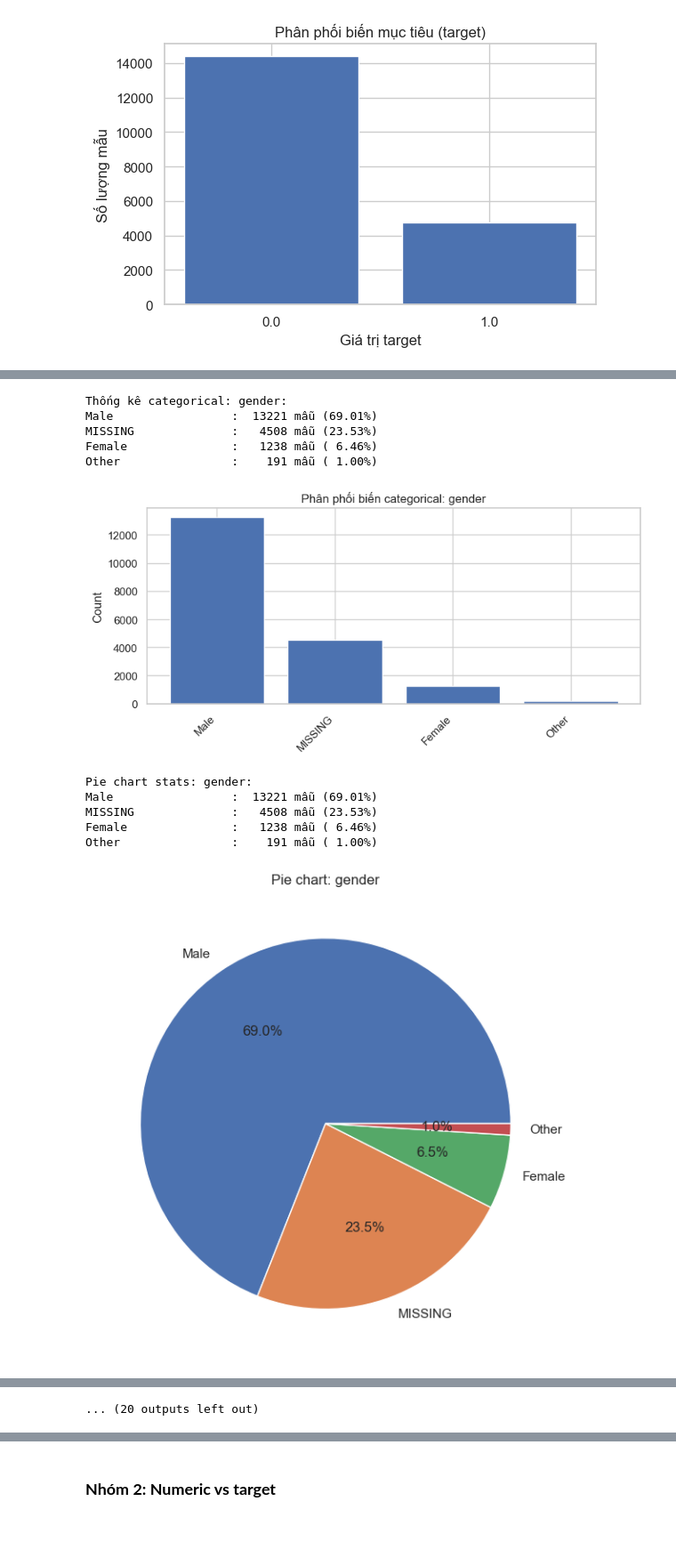
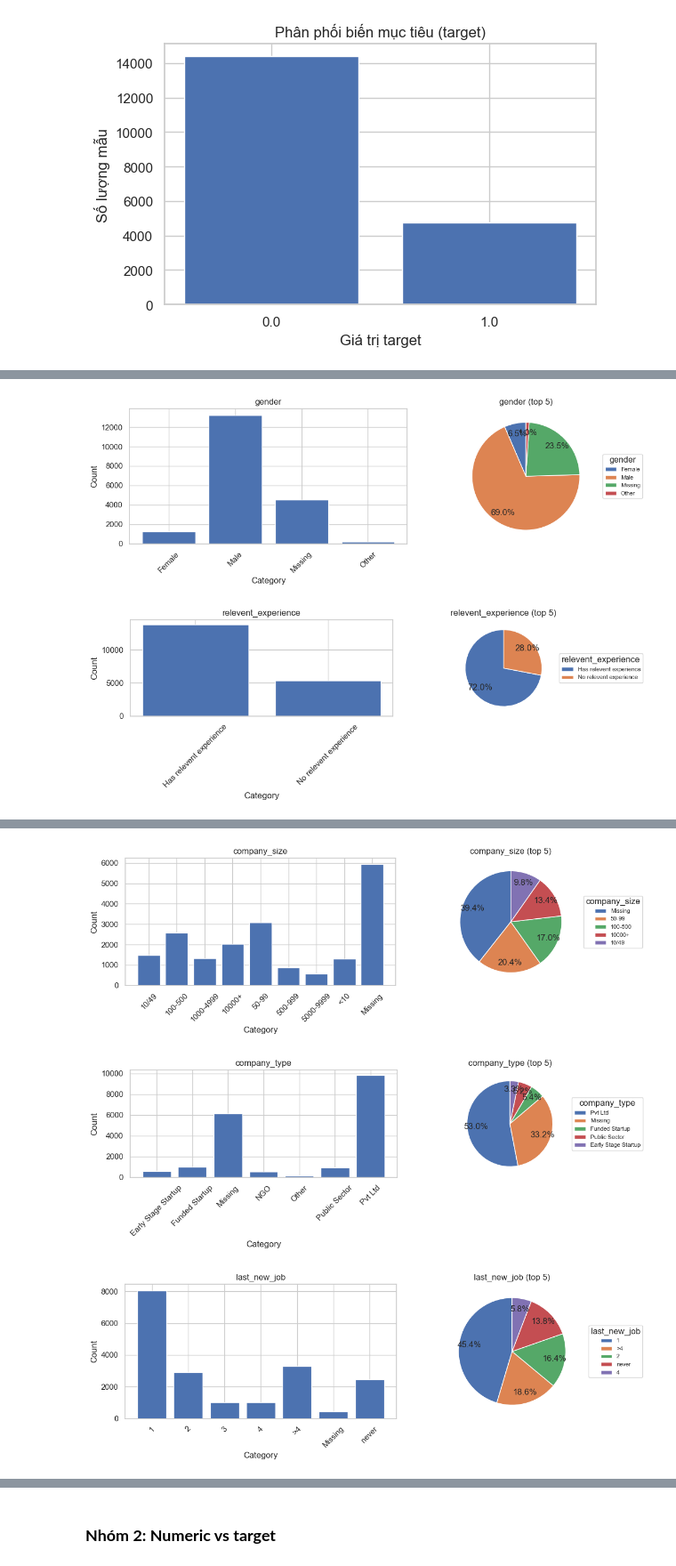
Before and after one commit to cyhapun/hr_analytics_job_change_of_data_scientists, a Jupyter notebook: notebooks/01_data_exploration.ipynb, the cells around one changed output, grey strips where cells are left out. Shown at 89% size. Cells and saved outputs as stored; diff of their text form; code cells hidden in the pictures; blank space fills up the shorter version.

Commit message:
refactor: modify exploration data

```diff
--- a/notebooks/01_data_exploration.ipynb
+++ b/notebooks/01_data_exploration.ipynb
@@ -218,7 +219,7 @@ for j in range(num_cols):
     sample = np.random.choice(non_missing, size=sample_size, replace=False)
     numeric_ratio = np.mean([is_float(x) for x in sample])
 
-    if numeric_ratio > 0.6:
+    if numeric_ratio > 0.85:
         numeric_cols_raw.append(col_name)
     else:
         categorical_cols_raw.append(col_name)
@@ -588,15 +651,10 @@ def get_numeric_array(col_name: str, parser=parse_float_or_nan):
 # %%
 cdi = get_numeric_array("city_development_index")
 training_hours = get_numeric_array("training_hours")
-experience = get_numeric_array("experience", parser=parse_experience)
-target = get_numeric_array("target")
-last_new_job = get_numeric_array("last_new_job", parser=parse_last_new_job)
 
 numeric_arrays = {
     "city_development_index": cdi,
     "training_hours": training_hours,
-    "experience": experience,
-    "last_new_job": last_new_job,
 }
 
 header_fmt = (
@@ -629,7 +687,7 @@ for name, arr in numeric_arrays.items():
         p95=q95,
         max=np.max(x),
         mean=np.mean(x),
-        std=np.std(x, ddof=1)
+        std=np.std(x, ddof=1),
     ))
 # %% [output]
 Feature                   |      min |       5% |      25% |      50% |      75% |      95% |      max |     mean |      std
@@ -713,7 +803,10 @@ target=1 : 4777 mẫu (24.93%)
 # %%
 for name, arr in numeric_arrays.items():
     print(f"Feature {name}:")
-    plot_numeric_distribution(arr, name, bins=30, show_kde=True, log_scale=False)
-    plot_ecdf(arr, name)
+    fig, axes = plt.subplots(2, 1, figsize=(8, 8))
+    plot_numeric_distribution(arr, name, bins=30, show_kde=True, log_scale=False, ax=axes[0])
+    plot_ecdf(arr, name, ax=axes[1])
+    plt.tight_layout()
+    plt.show()
 # %% [output]
 Feature city_development_index:
@@ -739,32 +849,22 @@ Feature last_new_job:
 # %%
-categorical_to_plot = [
-    "gender",
-    "education_level",
-    "major_discipline",
-    "company_size",
-    "company_type",
-    "enrolled_university",
-    "relevent_experience",
-]
+for col_name in categorical_cols_raw:
+    if col_name == "city":
+        continue
+    col_data = get_col(col_name)
 
-for col_name in categorical_to_plot:
-    col_data = get_col(col_name)
-    plot_categorical_distribution(col_data, col_name)
-    plot_pie(col_data, col_name, top_k=5)
+    fig, axes = plt.subplots(1, 2, figsize=(12, 4))
+    plot_categorical_distribution(col_data, col_name, ax=axes[0])
+    plot_pie(col_data, col_name, top_k=5, ax=axes[1])
+    plt.tight_layout()
+    plt.show()
 
 city_col = get_col("city")
-plot_categorical_distribution(city_col, "city (top 10)", top_k=10)
-plot_pie(city_col, "city (top 10)", top_k=10)
+fig, axes = plt.subplots(1, 2, figsize=(12, 4))
+plot_categorical_distribution(city_col, "city (top 10)", top_k=10, ax=axes[0])
+plot_pie(city_col, "city", top_k=10, ax=axes[1])
+plt.tight_layout()
+plt.show()
+# Note: title 'Missing' nghĩa là Missing value trong feauture
 # %% [output]
-Thống kê categorical: gender:
-Male                 :  13221 mẫu (69.01%)
-MISSING              :   4508 mẫu (23.53%)
-Female               :   1238 mẫu ( 6.46%)
-Other                :    191 mẫu ( 1.00%)
-[figure, old version]
+[figure, new version]
-Pie chart stats: gender:
-Male                 :  13221 mẫu (69.01%)
-MISSING              :   4508 mẫu (23.53%)
-Female               :   1238 mẫu ( 6.46%)
-Other                :    191 mẫu ( 1.00%)
-[figure, old version]
+[figure, new version]
@@ -802 +875,3 @@ Business Degree      :    327 mẫu ( 1.75%)
-... (20 outputs left out)
+[figure, added]
+[figure, added]
+[figure, added]
```
Also changed, not shown: parts of 41 cells of this notebook, 1 other file.
